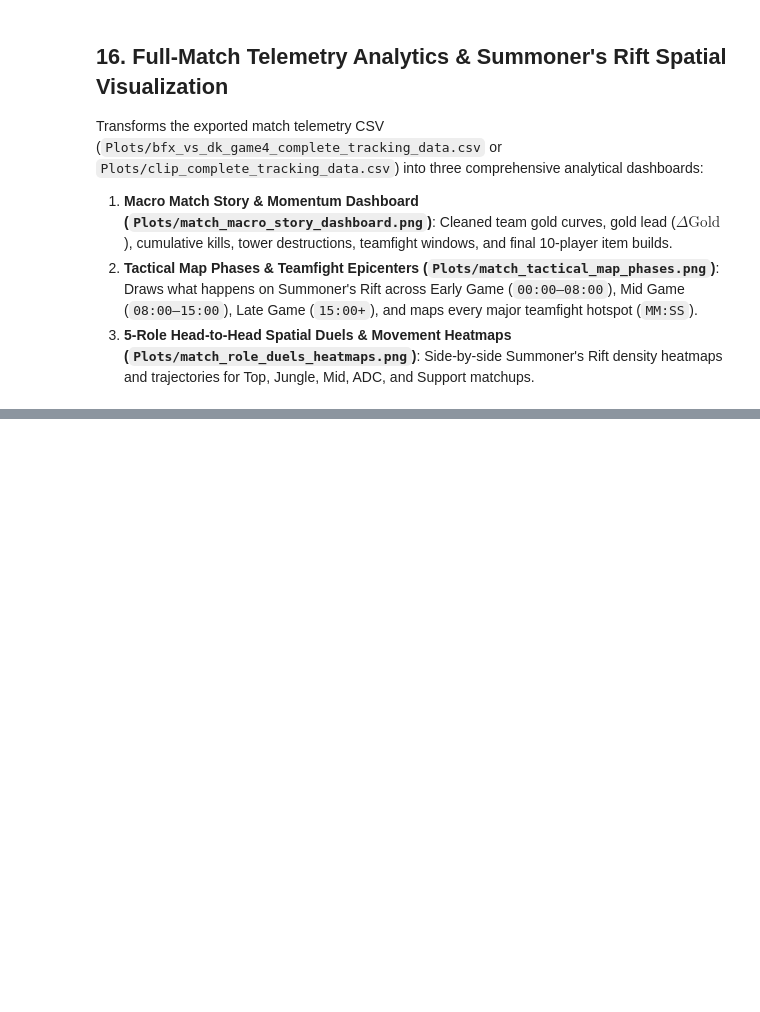
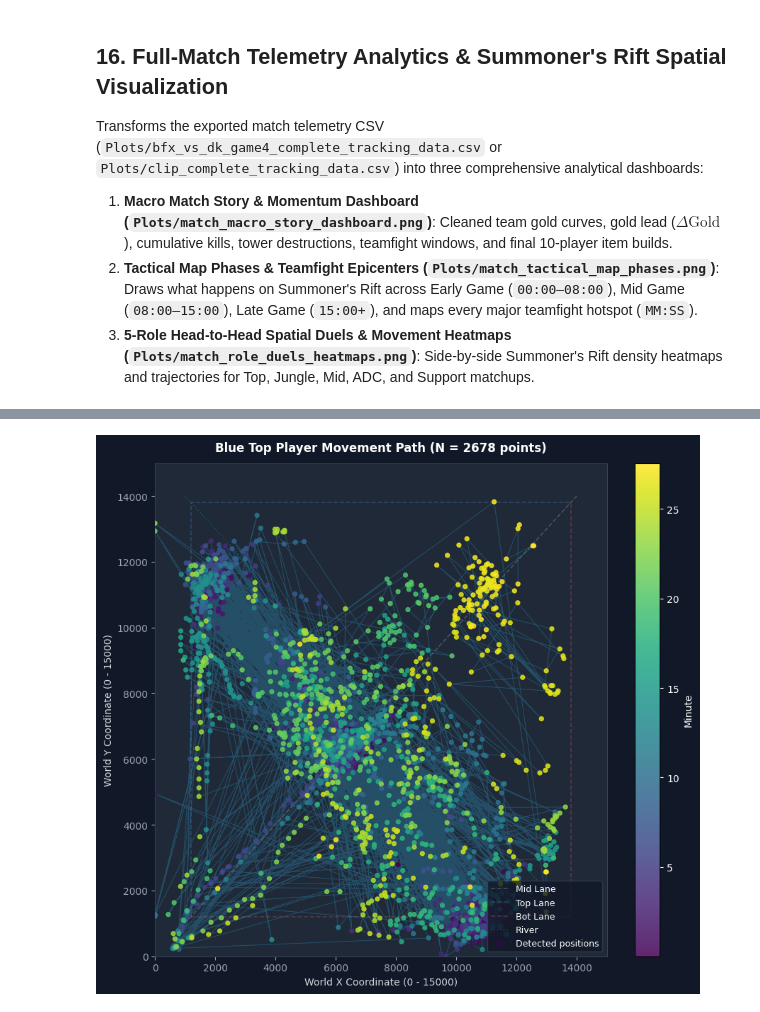
Before and after one commit to BalazsBognar/League-of-Legends-Esport-Analytics-2026, a Jupyter notebook: Image Recognition.ipynb, the cells around one changed output, grey strips where cells are left out. Cells and saved outputs as stored; diff of their text form; code cells hidden in the pictures; blank space fills up the shorter version.

Commit message:
New plots for clips

```diff
--- a/Image Recognition.ipynb
+++ b/Image Recognition.ipynb
@@ -3443,0 +3643,86 @@ if target_csv:
+# %%
+# 1. Adatok betöltése
+
+df = pd.read_csv('Plots/GEN_vs_HLE_Game4_complete_tracking_data_ half_a_second.csv')
+# Válaszd ki a megjeleníteni kívánt játékos oszlopát és nevét
+target_col = 'blue_top_coord'
+player_label = 'Blue Top Player'
+
+timestamps = []
+pos_x = []
+pos_y = []
+
+# Extract valid (x, y) coordinates from the target column
+for idx, row in df.iterrows():
+    coord_str = row.get(target_col)
+    sec = row.get('video_sec')
+
+    if pd.isna(coord_str):
+        continue
+
+    try:
+        val = ast.literal_eval(str(coord_str))
+
+
+        if isinstance(val, tuple) and len(val) == 2 and isinstance(val[0], (int, float)):
+            x, y = val
+
+        elif isinstance(val, list) and len(val) > 0:
+            if isinstance(val[0], (list, tuple)) and len(val[0]) == 2:
+                x, y = val[0]
+            elif len(val) == 2 and isinstance(val[0], (int, float)):
+                x, y = val
+            else:
+                continue
+        else:
+            continue
+
+        # Validate coordinates are within the Summoner's Rift bounds (0 to 15000)
+        if 0 <= x <= 15000 and 0 <= y <= 15000:
+            timestamps.append(sec / 60.0)  # Percben
+            pos_x.append(x)
+            pos_y.append(y)
+    except Exception:
+        pass
+
+player_df = pd.DataFrame({
+    'time_min': timestamps,
+    'x': pos_x,
+    'y': pos_y
+})
+
+print(f"Collected valid positions ({player_label}): {len(player_df)}")
+
+# Visualization of the player's movement on Summoner's Rift
+fig, ax = plt.subplots(figsize=(9, 8), facecolor='#111827')
+ax.set_facecolor('#1f2937')
+
+# Draw Summoner's Rift lanes and river
+ax.plot([1000, 14000], [1000, 14000], '--', color='white', alpha=0.2, lw=1.2, label='Mid Lane')
+ax.plot([1200, 1200, 13800], [1200, 13800, 13800], '--', color='#60a5fa', alpha=0.25, lw=1.2, label='Top Lane')
+ax.plot([1200, 13800, 13800], [1200, 1200, 13800], '--', color='#f87171', alpha=0.25, lw=1.2, label='Bot Lane')
+ax.plot([1000, 14000], [14000, 1000], ':', color='cyan', alpha=0.2, lw=1.2, label='River')
+
+# Route and scatter plot of the player's positions
+ax.plot(player_df['x'], player_df['y'], color='#38bdf8', alpha=0.25, lw=0.8)
+sc = ax.scatter(player_df['x'], player_df['y'], c=player_df['time_min'], cmap='viridis', s=18, alpha=0.85, zorder=3, label='Detected positions')
+
+cbar = plt.colorbar(sc, ax=ax)
+cbar.set_label('Minute', color='white', fontsize=10)
+cbar.ax.yaxis.set_tick_params(color='white')
+plt.setp(cbar.ax.yaxis.get_ticklabels(), color='white')
+
+ax.set_xlim(0, 15000)
+ax.set_ylim(0, 15000)
+ax.set_title(f'{player_label} Movement Path (N = {len(player_df)} points)', color='white', fontsize=12, fontweight='bold', pad=12)
+ax.set_xlabel('World X Coordinate (0 - 15000)', color='#d1d5db')
+ax.set_ylabel('World Y Coordinate (0 - 15000)', color='#d1d5db')
+ax.tick_params(colors='#9ca3af')
+
+for spine in ax.spines.values():
+    spine.set_edgecolor('#374151')
+
+ax.legend(loc='lower right', facecolor='#111827', edgecolor='#374151', labelcolor='white', fontsize=9)
+plt.tight_layout()
+plt.show()
+# %% [output]
@@ -3443,0 +3730 @@ if target_csv:
+[figure, added]
```
Also changed, not shown: parts of 11 cells of this notebook, 1 other file.
